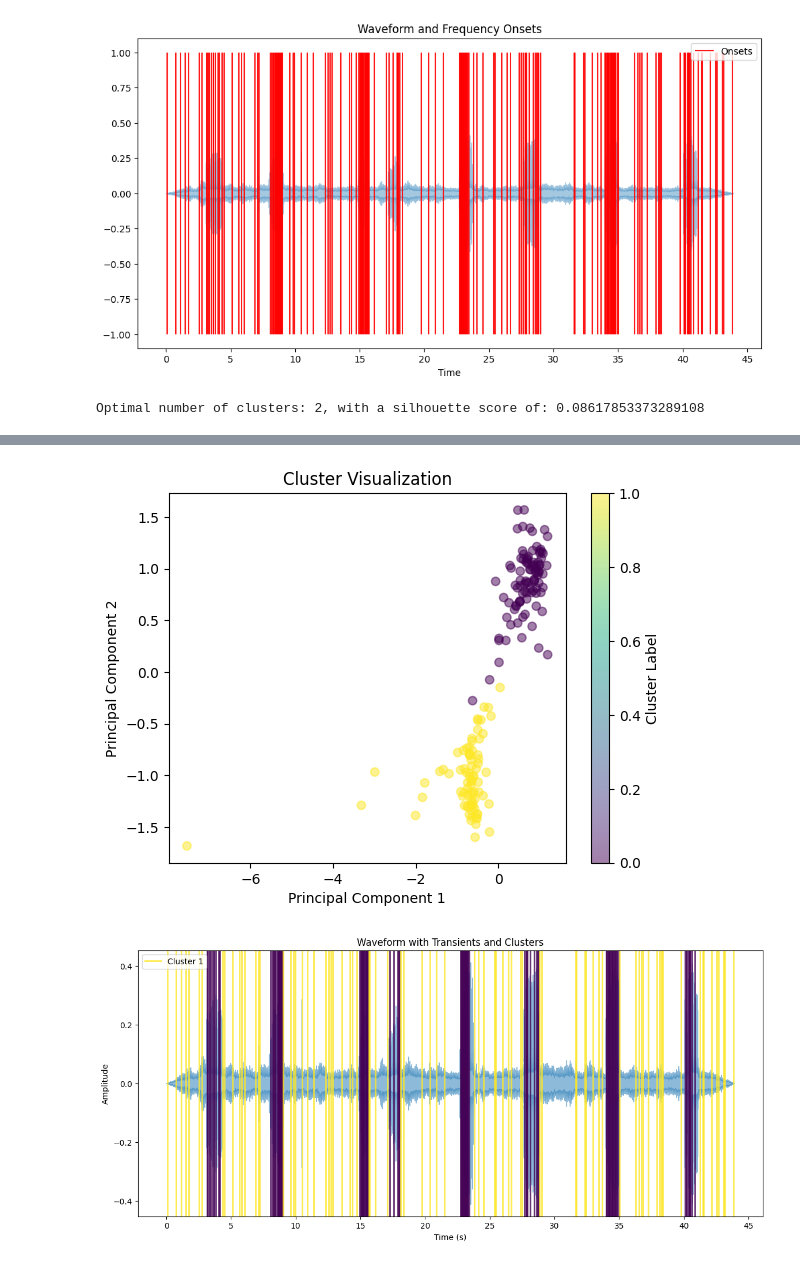
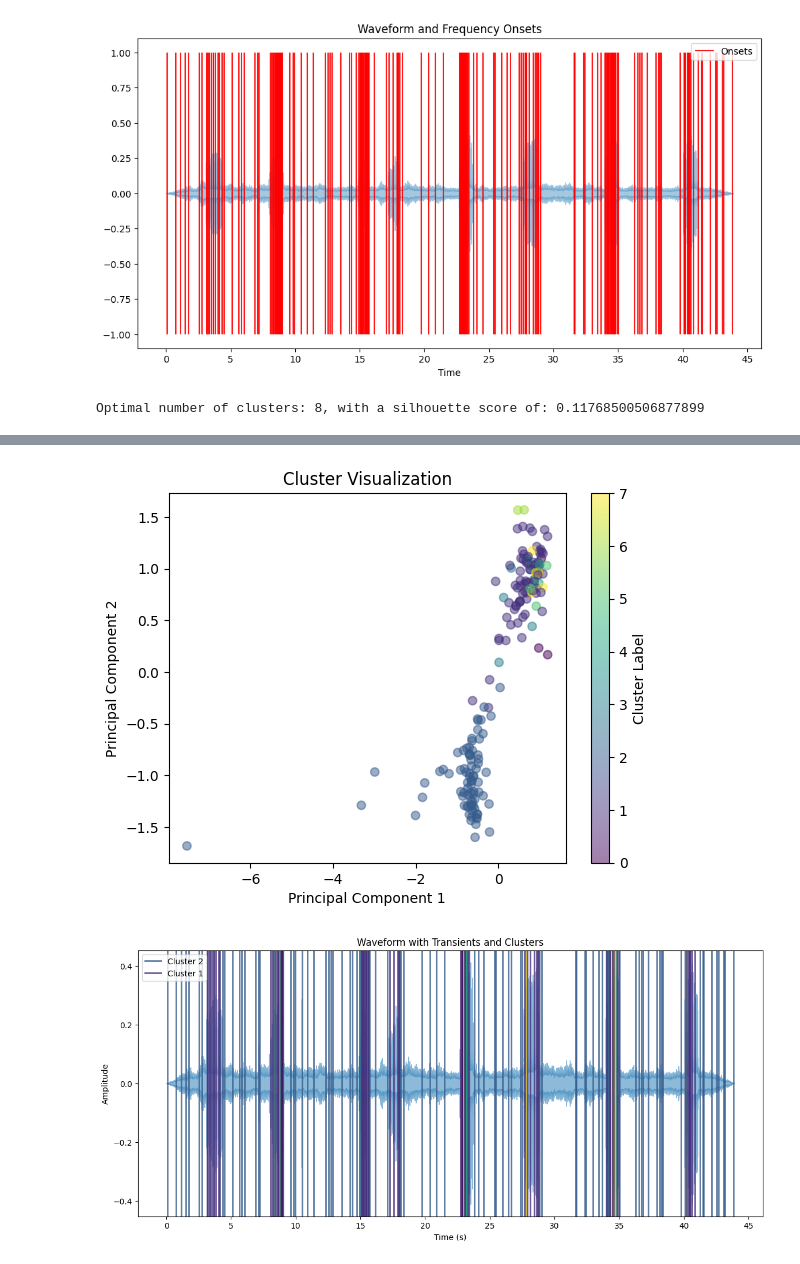
Before and after one commit to matthewmcq/transient-classifier, a Jupyter notebook: melwavelets.ipynb, the cells around one changed output, grey strips where cells are left out. Cells and saved outputs as stored; diff of their text form; code cells hidden in the pictures.

```diff
--- a/melwavelets.ipynb
+++ b/melwavelets.ipynb
@@ -86,7 +86,7 @@ features_reduced = pca.fit_transform(features_scaled)
 from sklearn.metrics import silhouette_score
 
 min_cluster = 2  # Starting with at least 2 clusters (silhouette score isn't defined for 1 cluster)
-max_cluster = 3  # Adjust based on dataset and computational resources (10 is usually plenty)
+max_cluster = 10  # Adjust based on dataset and computational resources (10 is usually plenty)
 
 # Ensuring consistency by using the same dataset for silhouette scores and KMeans
 silhouette_scores = [silhouette_score(features_scaled, KMeans(n_clusters=i, random_state=42).fit_predict(features_scaled)) for i in range(min_cluster, max_cluster)]
@@ -143,4 +143,4 @@ plt.xlabel('Time (s)')
 plt.ylabel('Amplitude')
 plt.show()
 # %% [output]
-Optimal number of clusters: 2, with a silhouette score of: 0.08617853373289108
+Optimal number of clusters: 8, with a silhouette score of: 0.11768500506877899
@@ -148,2 +148,2 @@ Optimal number of clusters: 2, with a silhouette score of: 0.08617853373289108
-[figure, old version]
+[figure, new version]
-[figure, old version]
+[figure, new version]
```
Also changed, not shown: parts of 1 cell of this notebook.
